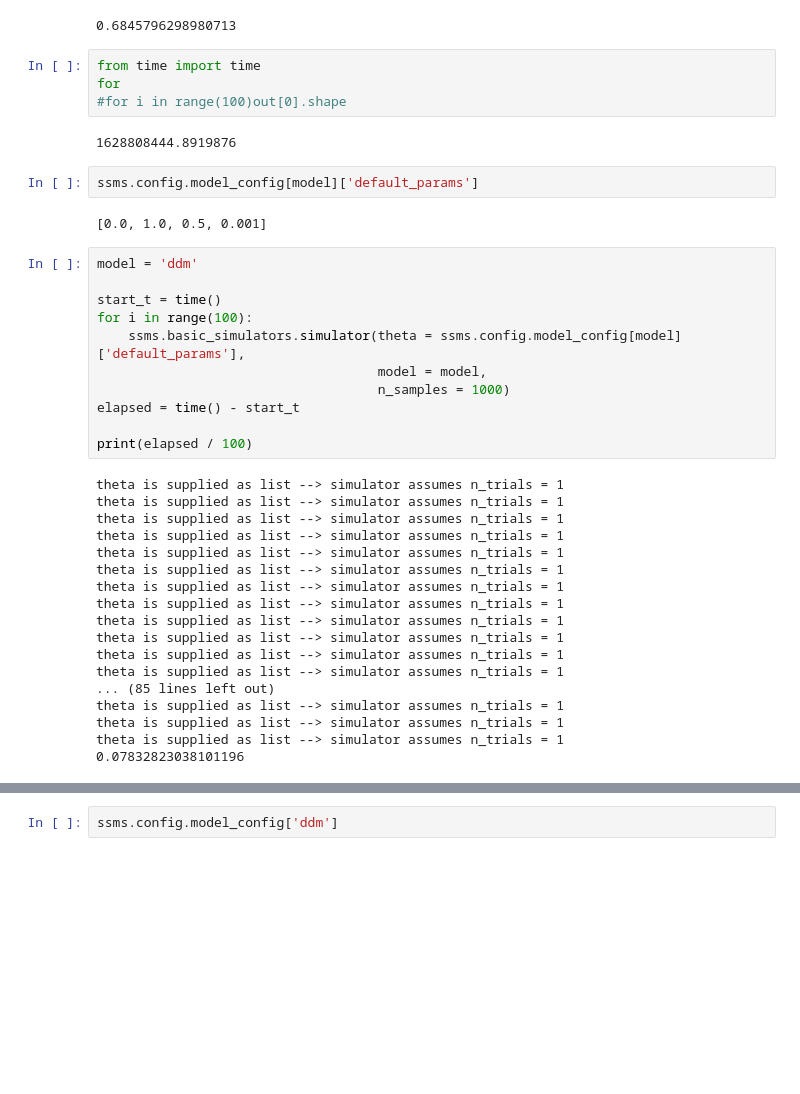
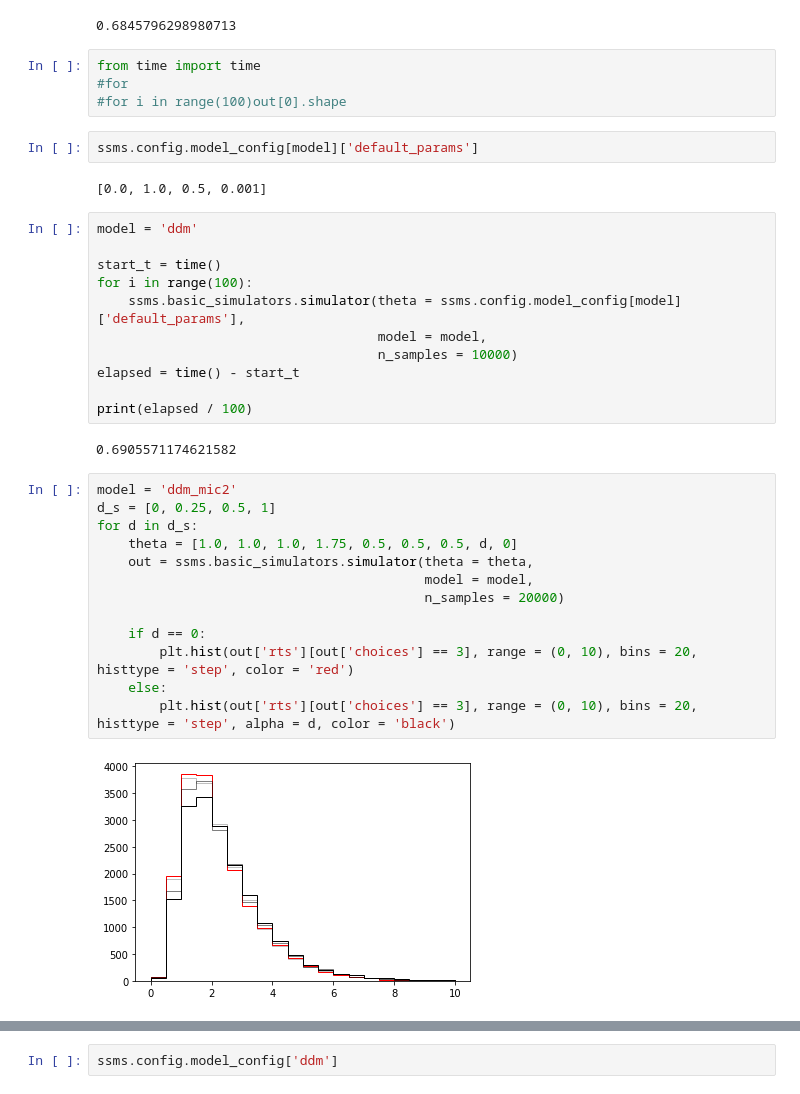
Before and after one commit to AlexanderFengler/LAN_scripts, a Jupyter notebook: tests_simulator_speed.ipynb, the cells around one changed output, grey strips where cells are left out. Drawn from its saved outputs; the diff is of its cells as text; blank space fills up the shorter version.

```diff
--- a/tests_simulator_speed.ipynb
+++ b/tests_simulator_speed.ipynb
@@ -51,10 +54,8 @@ print(elapsed / 100)
 0.6845796298980713
 # %%
 from time import time
-for
+#for
 #for i in range(100)out[0].shape
-# %% [output]
-1628808444.8919876
 # %%
 ssms.config.model_config[model]['default_params']
 # %% [output]
@@ -66,25 +67,24 @@ start_t = time()
 for i in range(100):
     ssms.basic_simulators.simulator(theta = ssms.config.model_config[model]['default_params'],
                                     model = model,
-                                    n_samples = 1000)
+                                    n_samples = 10000)
 elapsed = time() - start_t
 
 print(elapsed / 100)
 # %% [output]
-theta is supplied as list --> simulator assumes n_trials = 1
-theta is supplied as list --> simulator assumes n_trials = 1
-theta is supplied as list --> simulator assumes n_trials = 1
-theta is supplied as list --> simulator assumes n_trials = 1
-theta is supplied as list --> simulator assumes n_trials = 1
-theta is supplied as list --> simulator assumes n_trials = 1
-theta is supplied as list --> simulator assumes n_trials = 1
-theta is supplied as list --> simulator assumes n_trials = 1
-theta is supplied as list --> simulator assumes n_trials = 1
-theta is supplied as list --> simulator assumes n_trials = 1
-theta is supplied as list --> simulator assumes n_trials = 1
-theta is supplied as list --> simulator assumes n_trials = 1
-... (85 lines left out)
-theta is supplied as list --> simulator assumes n_trials = 1
-theta is supplied as list --> simulator assumes n_trials = 1
-theta is supplied as list --> simulator assumes n_trials = 1
-0.07832823038101196
+0.6905571174621582
+# %%
+model = 'ddm_mic2'
+d_s = [0, 0.25, 0.5, 1]
+for d in d_s:
+    theta = [1.0, 1.0, 1.0, 1.75, 0.5, 0.5, 0.5, d, 0]
+    out = ssms.basic_simulators.simulator(theta = theta,
+                                          model = model,
+                                          n_samples = 20000)
+
+    if d == 0:
+        plt.hist(out['rts'][out['choices'] == 3], range = (0, 10), bins = 20, histtype = 'step', color = 'red')
+    else:
+        plt.hist(out['rts'][out['choices'] == 3], range = (0, 10), bins = 20, histtype = 'step', alpha = d, color = 'black')
+# %% [output]
+[figure, added]
```
Also changed, not shown: parts of 14 cells of this notebook, 9 other files.
